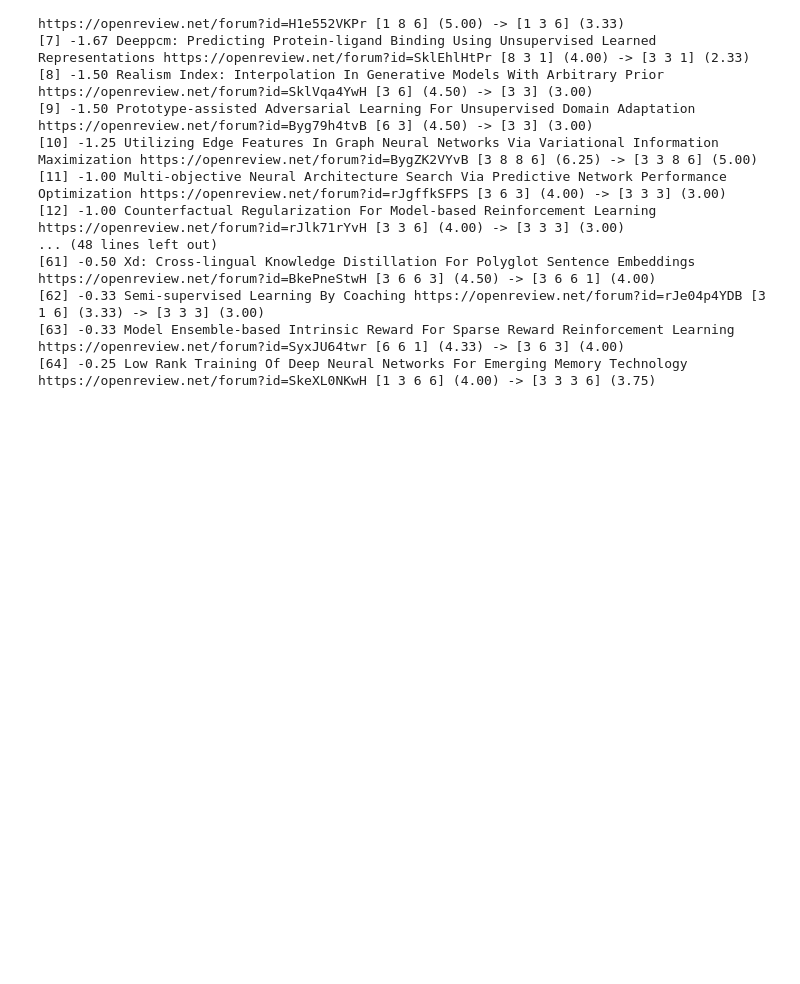
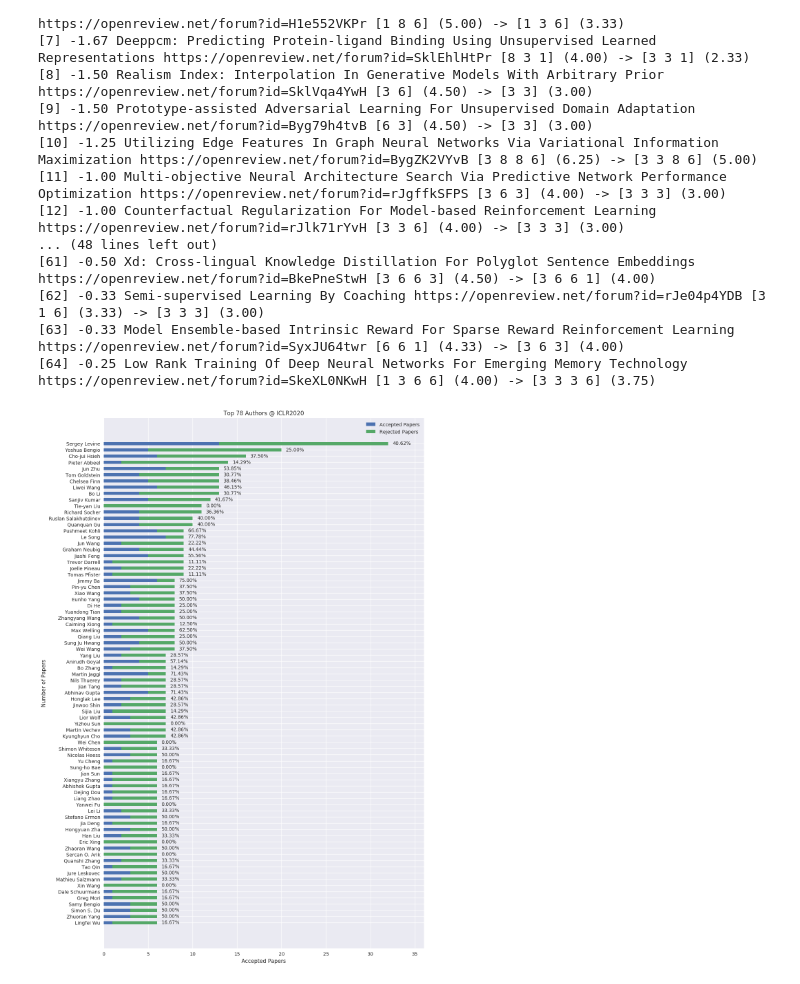
Before and after one commit to shaohua0116/ICLR2020-OpenReviewData, a Jupyter notebook: demo.ipynb, the cells around one changed output. Drawn from its saved outputs; the diff is of its cells as text; code cells hidden in the pictures; blank space fills up the shorter version.

Commit message:
add top author fig

```diff
--- a/demo.ipynb
+++ b/demo.ipynb
@@ -841,0 +849,46 @@ for i, index in enumerate(rating_mean_diff_sorted_index[::-1][:TOP_NUM]):
+# %%
+TOP_NUM = 200
+min_paper_num = 6
+author_list_vis = Counter(author_list).most_common(TOP_NUM)
+accept_author_list_vis = Counter(accept_author_list).most_common(TOP_NUM)
+author_meta = []
+for i in range(TOP_NUM):
+    author = author_list_vis[i][0]
+    paper_num = author_list_vis[i][1]
+    accept_num = Counter(accept_author_list)[author]
+    if paper_num >= min_paper_num:
+        author_meta.append({
+            'name': author,
+            'paper_num': paper_num,
+            'accept_num': accept_num,
+        })
+# %%
+fig, ax = plt.subplots(figsize=(12, 20))
+
+N = len(author_meta)
+accept_num = [am['accept_num'] for am in author_meta]
+reject_num = [am['paper_num']-am['accept_num'] for am in author_meta]
+ind = np.arange(N)    # the x locations for the groups
+width = 0.5       # the width of the bars: can also be len(x) sequence
+
+ax.barh(ind, accept_num, width)
+ax.barh(ind, reject_num, width, left=accept_num)
+
+accept_rate = [am['accept_num']/am['paper_num'] for am in author_meta]
+for i, ar in enumerate(accept_rate):
+    v = '{:.2f}%'.format(ar*100)
+    ax.text(accept_num[i]+reject_num[i] + .5, i+.2, v, fontsize=10)
+
+ax.set_xlabel('Accepted Papers')
+ax.set_title('ICLR 2020 Submission Top Authors'.format(TOP_NUM))
+
+plt.ylabel('Number of Papers')
+plt.title('Top {} Authors @ ICLR2020'.format(N))
+plt.yticks(ind, [am['name'] for am in author_meta])
+plt.xlim(0, 36)
+plt.legend(('Accepted Papers', 'Rejected Papers'), loc=0)
+plt.gca().invert_yaxis()
+
+plt.show()
+# %% [output]
+[figure, added]
```
Also changed, not shown: parts of 9 cells of this notebook, 12 other files.
